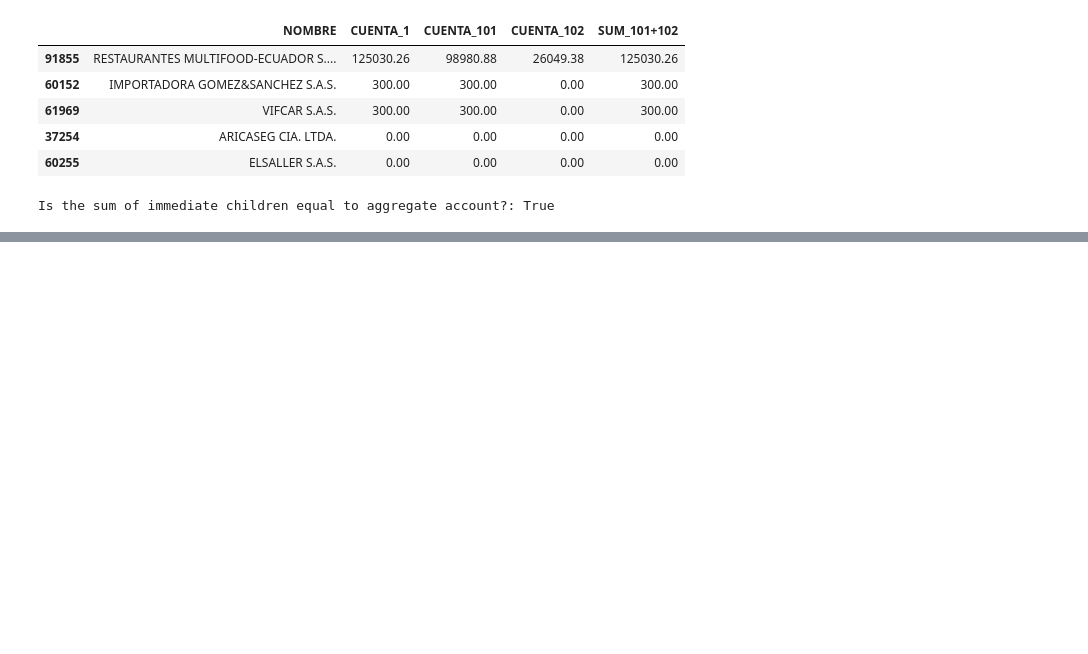
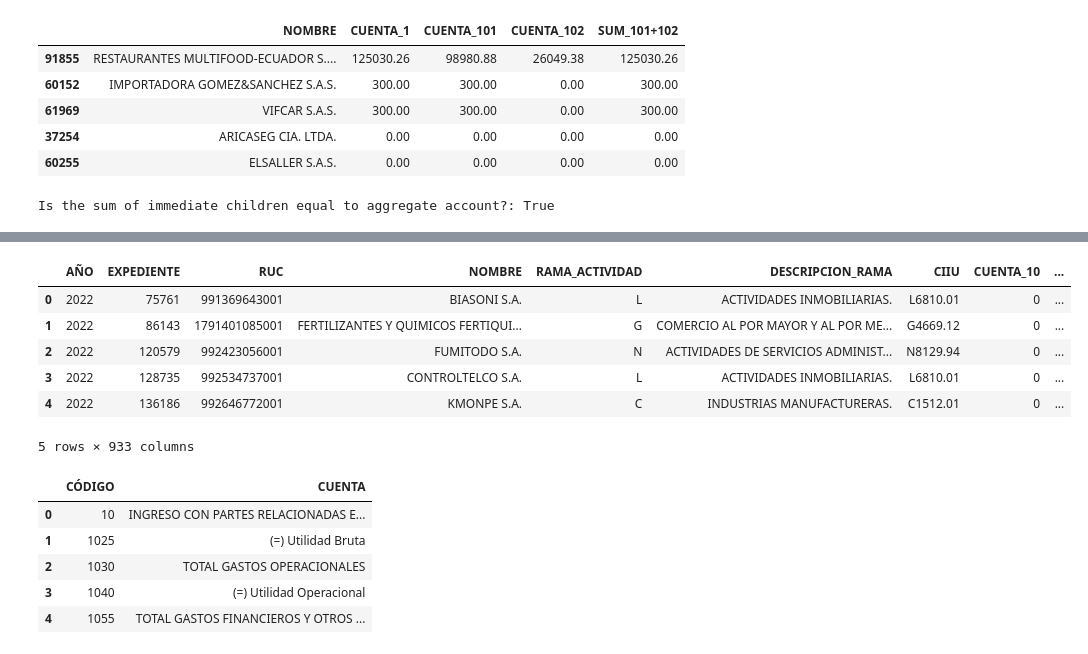
Before and after one commit to EdwinDuranH/FinancialViz, a Jupyter notebook: Generalizer.ipynb, the cells around one changed output, grey strips where cells are left out. Cells and saved outputs as stored; diff of their text form; code cells hidden in the pictures; blank space fills up the shorter version.

```diff
--- a/Generalizer.ipynb
+++ b/Generalizer.ipynb
@@ -407,0 +362,26 @@ sumup(df,df.columns,1)
+# %%
+#Example of file where financial information doesn't follow the SCVS's account nomenclature
+with ZipFile(f"Financials/estadosFinancieros_2022.zip","r") as zip_ref:
+    zip_ref.extractall("Financials")
+df = pd.read_csv("Financials/balances_2022_2.txt",sep = "\t",encoding = "latin-1")
+dic = pd.read_csv("Financials/catalogo_2022_2.txt",sep = "\t",encoding = "latin-1",header = None, names = ["CÓDIGO","CUENTA"])
+display(df.head(5))
+display(dic.head(5))
+dic[dic["CÓDIGO"]==2]
+#Remove files after they've been processed
+for i in [i for i in os.listdir("Financials") if "balances" in i or "catalogo" in i]:
+    os.remove(f"Financials/{i}")
+# %% [output]
+|  | AÑO | EXPEDIENTE | RUC | NOMBRE | RAMA_ACTIVIDAD | DESCRIPCION_RAMA | CIIU | CUENTA_10 | ... |
+| 0 | 2022 | 75761 | 991369643001 | BIASONI S.A. | L | ACTIVIDADES INMOBILIARIAS. | L6810.01 | 0 | ... |
+| 1 | 2022 | 86143 | 1791401085001 | FERTILIZANTES Y QUIMICOS FERTIQUI... | G | COMERCIO AL POR MAYOR Y AL POR ME... | G4669.12 | 0 | ... |
+| 2 | 2022 | 120579 | 992423056001 | FUMITODO S.A. | N | ACTIVIDADES DE SERVICIOS ADMINIST... | N8129.94 | 0 | ... |
+| 3 | 2022 | 128735 | 992534737001 | CONTROLTELCO S.A. | L | ACTIVIDADES INMOBILIARIAS. | L6810.01 | 0 | ... |
+| 4 | 2022 | 136186 | 992646772001 | KMONPE S.A. | C | INDUSTRIAS MANUFACTURERAS. | C1512.01 | 0 | ... |
+5 rows × 933 columns
+|  | CÓDIGO | CUENTA |
+| 0 | 10 | INGRESO CON PARTES RELACIONADAS E... |
+| 1 | 1025 | (=) Utilidad Bruta |
+| 2 | 1030 | TOTAL GASTOS OPERACIONALES |
+| 3 | 1040 | (=) Utilidad Operacional |
+| 4 | 1055 | TOTAL GASTOS FINANCIEROS Y OTROS ... |
```
Also changed, not shown: parts of 8 cells of this notebook.
